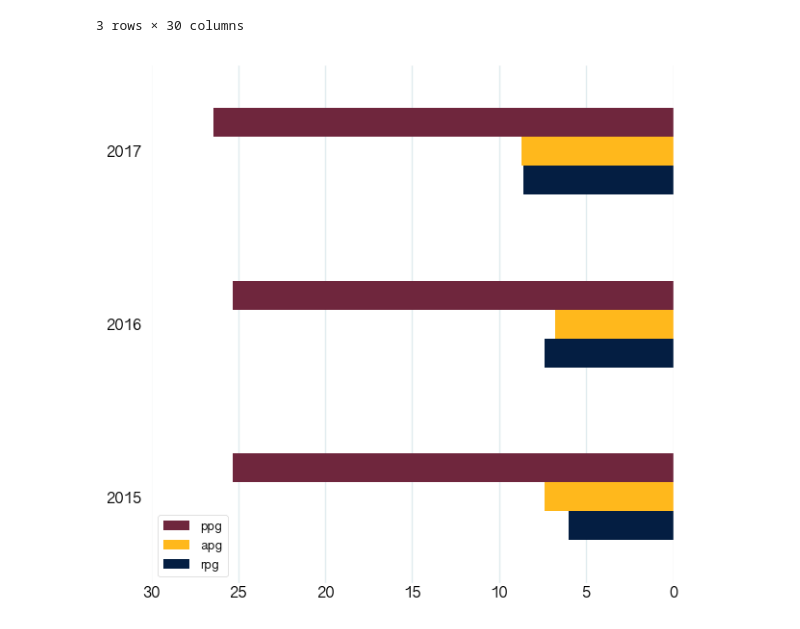
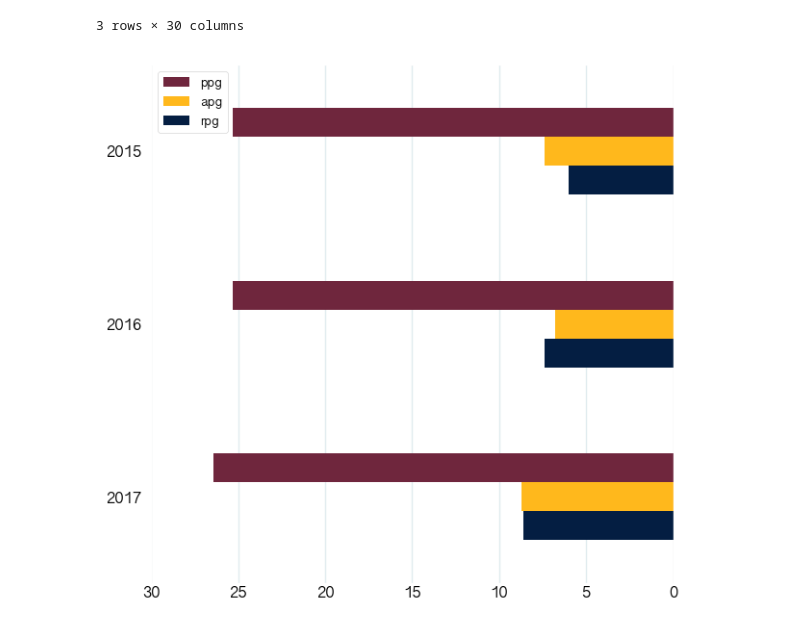
Before and after one commit to mattrehbein/data_studio, a Jupyter notebook: code/04-project/LeBron and MJ graphs.ipynb, the cells around one changed output. Saved outputs shown, nothing was run; the diff lists cells and outputs as text; code cells hidden in the pictures.

Commit message:
last update for lebron proj

```diff
--- a/code/04-project/LeBron and MJ graphs.ipynb
+++ b/code/04-project/LeBron and MJ graphs.ipynb
@@ -235,23 +250,23 @@ lebron_return
 | 3 | 2015 | CLE | 69 | 2493 | 1743 | 624 | 1279 | ... |
 3 rows × 30 columns
 # %%
-ax = lebron_return.plot(kind='barh', x='year', y=['ppg', 'apg', 'rpg'], colors=['#6F263D', '#FFB81C', '#041E42'], figsize=(7,7))
+ax = lebron_return.sort_values(by='year').plot(kind='barh', x='year', y=['ppg', 'apg', 'rpg'], colors=['#6F263D', '#FFB81C', '#041E42'], figsize=(7,7))
 
 # ax.legend_.remove()
 ax.yaxis.label.set_visible(False)
 
 ax.grid(False, axis='y')
 ax.yaxis.label.set_visible(False)
 ax.xaxis.label.set_visible(False)
 ax.tick_params(which='major', left=False, bottom=False, grid_alpha=0.8)
 
 ax.set_xlim(0, 30)
 
 plt.gca().invert_xaxis()
 plt.gca().invert_yaxis()
 
 plt.savefig("lebron_return_bars.pdf", transparent=True)
 
 plt.show()
 # %% [output]
-[figure, old version]
+[figure, new version]
```
Also changed, not shown: parts of 12 cells of this notebook, 3 other files.
